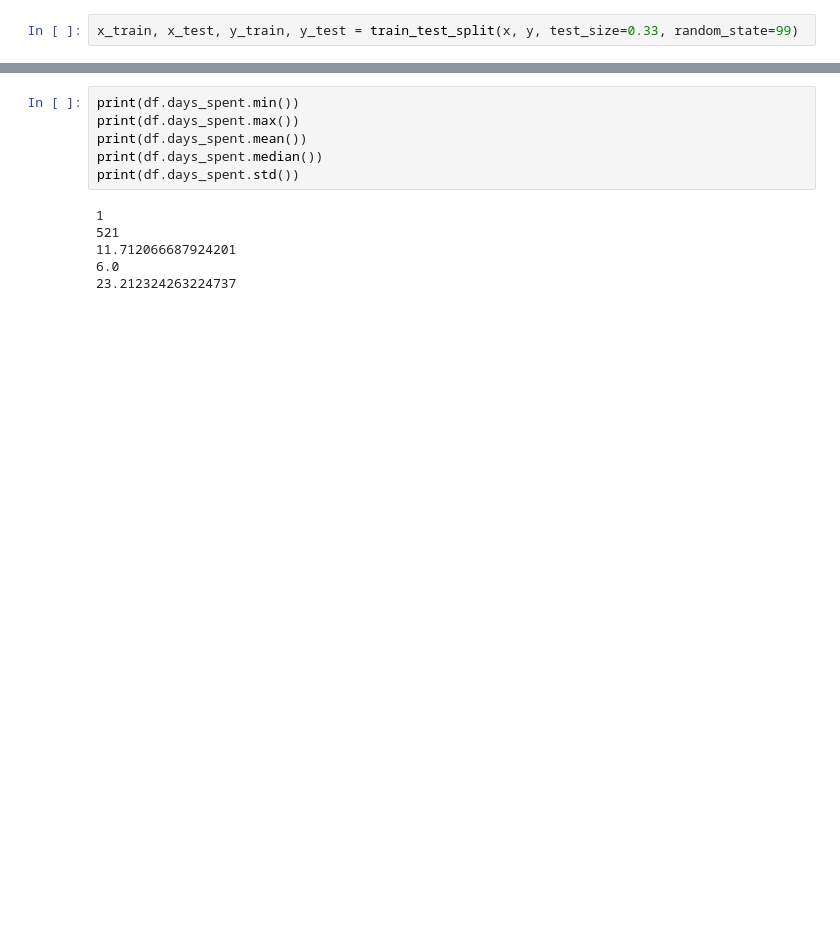
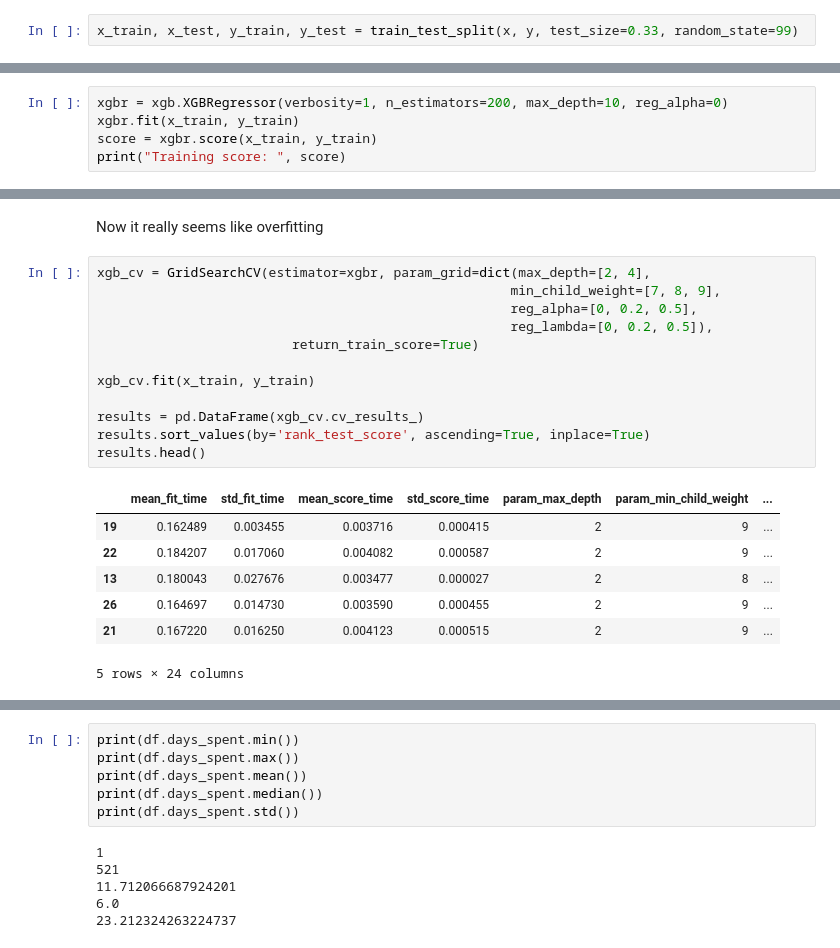
Before and after one commit to jjagoss/sac_animals, a Jupyter notebook: sac_animals_predict_3.ipynb, the cells around one changed output, grey strips where cells are left out. Cells and saved outputs as stored; diff of their text form; blank space fills up the shorter version.

```diff
--- a/sac_animals_predict_3.ipynb
+++ b/sac_animals_predict_3.ipynb
@@ -97,0 +94,5 @@ plt.show()
+# %%
+xgbr = xgb.XGBRegressor(verbosity=1, n_estimators=200, max_depth=10, reg_alpha=0)
+xgbr.fit(x_train, y_train)
+score = xgbr.score(x_train, y_train)
+print("Training score: ", score)
@@ -98 +109,23 @@ plt.show()
+# %% [markdown]
+Now it really seems like overfitting
+# %%
+xgb_cv = GridSearchCV(estimator=xgbr, param_grid=dict(max_depth=[2, 4],
+                                                     min_child_weight=[7, 8, 9],
+                                                     reg_alpha=[0, 0.2, 0.5],
+                                                     reg_lambda=[0, 0.2, 0.5]),
+                         return_train_score=True)
+
+xgb_cv.fit(x_train, y_train)
+
+results = pd.DataFrame(xgb_cv.cv_results_)
+results.sort_values(by='rank_test_score', ascending=True, inplace=True)
+results.head()
+# %% [output]
+|  | mean_fit_time | std_fit_time | mean_score_time | std_score_time | param_max_depth | param_min_child_weight | ... |
+| 19 | 0.162489 | 0.003455 | 0.003716 | 0.000415 | 2 | 9 | ... |
+| 22 | 0.184207 | 0.017060 | 0.004082 | 0.000587 | 2 | 9 | ... |
+| 13 | 0.180043 | 0.027676 | 0.003477 | 0.000027 | 2 | 8 | ... |
+| 26 | 0.164697 | 0.014730 | 0.003590 | 0.000455 | 2 | 9 | ... |
+| 21 | 0.167220 | 0.016250 | 0.004123 | 0.000515 | 2 | 9 | ... |
+5 rows × 24 columns
 # %%
```
Also changed, not shown: parts of 22 cells of this notebook.
